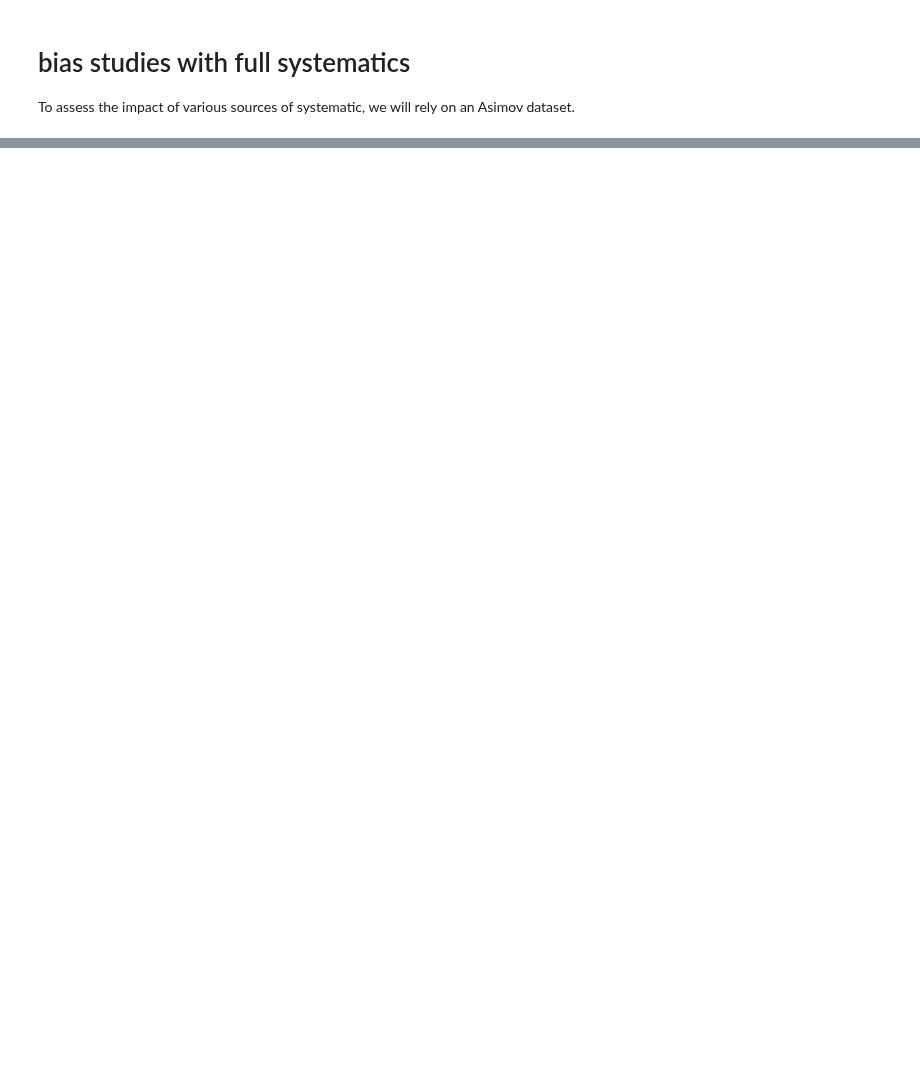
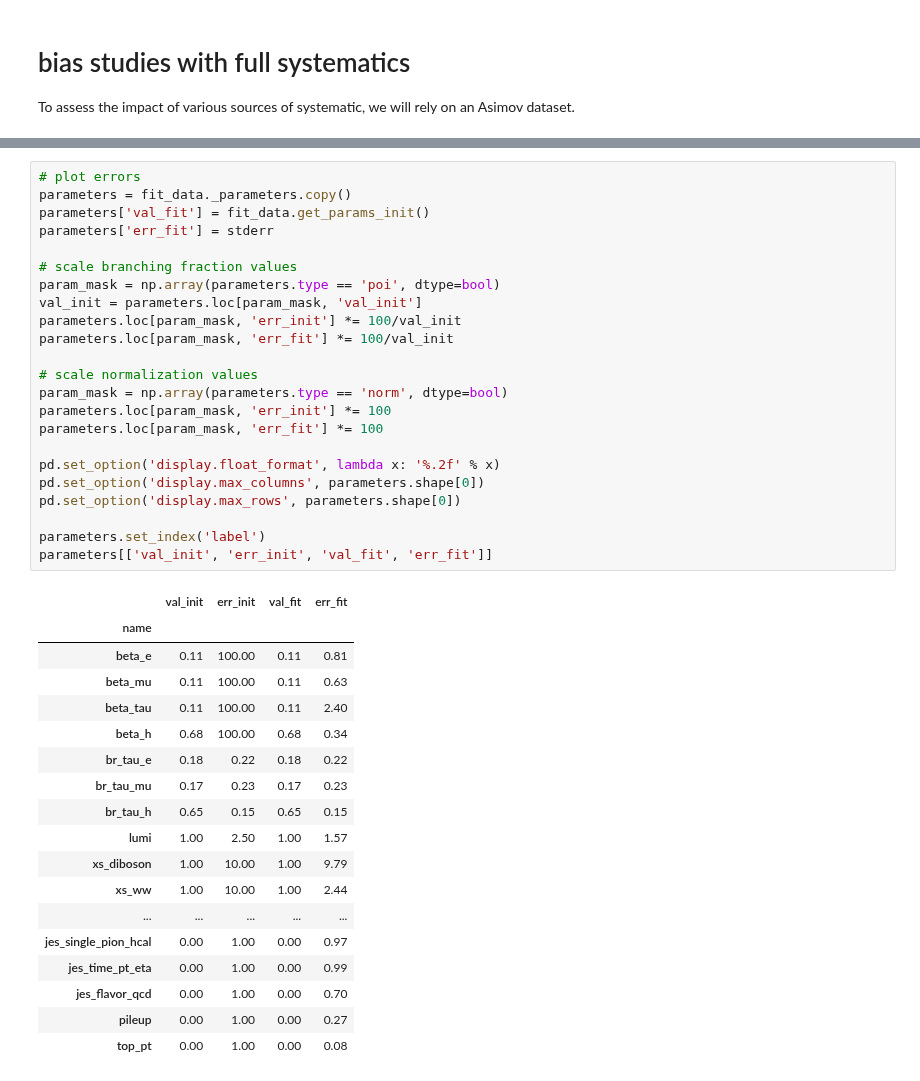
Before and after one commit to NWUHEP/analysis-tools, a Jupyter notebook: notebooks/new_fit_test.ipynb, the cells around one changed output, grey strips where cells are left out. Saved outputs shown, nothing was run; the diff lists cells and outputs as text; blank space fills up the shorter version.

```diff
--- a/notebooks/new_fit_test.ipynb
+++ b/notebooks/new_fit_test.ipynb
@@ -193,0 +142,42 @@ pt.fit_plot(bins, data_val, expected_pre, expected_post, expected_var,
+# %%
+# plot errors
+parameters = fit_data._parameters.copy()
+parameters['val_fit'] = fit_data.get_params_init()
+parameters['err_fit'] = stderr
+
+# scale branching fraction values
+param_mask = np.array(parameters.type == 'poi', dtype=bool)
+val_init = parameters.loc[param_mask, 'val_init']
+parameters.loc[param_mask, 'err_init'] *= 100/val_init
+parameters.loc[param_mask, 'err_fit'] *= 100/val_init
+
+# scale normalization values
+param_mask = np.array(parameters.type == 'norm', dtype=bool)
+parameters.loc[param_mask, 'err_init'] *= 100
+parameters.loc[param_mask, 'err_fit'] *= 100
+
+pd.set_option('display.float_format', lambda x: '%.2f' % x)
+pd.set_option('display.max_columns', parameters.shape[0])
+pd.set_option('display.max_rows', parameters.shape[0])
+
+parameters.set_index('label')
+parameters[['val_init', 'err_init', 'val_fit', 'err_fit']]
+# %% [output]
+|  | val_init | err_init | val_fit | err_fit |
+| name |  |  |  |  |
+| beta_e | 0.11 | 100.00 | 0.11 | 0.81 |
+| beta_mu | 0.11 | 100.00 | 0.11 | 0.63 |
+| beta_tau | 0.11 | 100.00 | 0.11 | 2.40 |
+| beta_h | 0.68 | 100.00 | 0.68 | 0.34 |
+| br_tau_e | 0.18 | 0.22 | 0.18 | 0.22 |
+| br_tau_mu | 0.17 | 0.23 | 0.17 | 0.23 |
+| br_tau_h | 0.65 | 0.15 | 0.65 | 0.15 |
+| lumi | 1.00 | 2.50 | 1.00 | 1.57 |
+| xs_diboson | 1.00 | 10.00 | 1.00 | 9.79 |
+| xs_ww | 1.00 | 10.00 | 1.00 | 2.44 |
+| ... | ... | ... | ... | ... |
+| jes_single_pion_hcal | 0.00 | 1.00 | 0.00 | 0.97 |
+| jes_time_pt_eta | 0.00 | 1.00 | 0.00 | 0.99 |
+| jes_flavor_qcd | 0.00 | 1.00 | 0.00 | 0.70 |
+| pileup | 0.00 | 1.00 | 0.00 | 0.27 |
+| top_pt | 0.00 | 1.00 | 0.00 | 0.08 |
```
Also changed, not shown: parts of 11 cells of this notebook, 7 other files.
